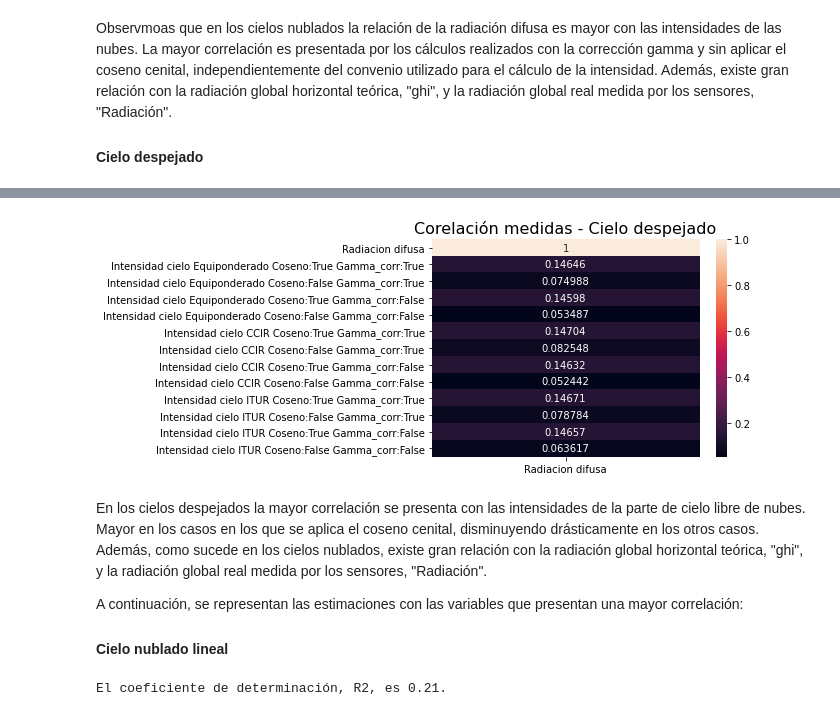
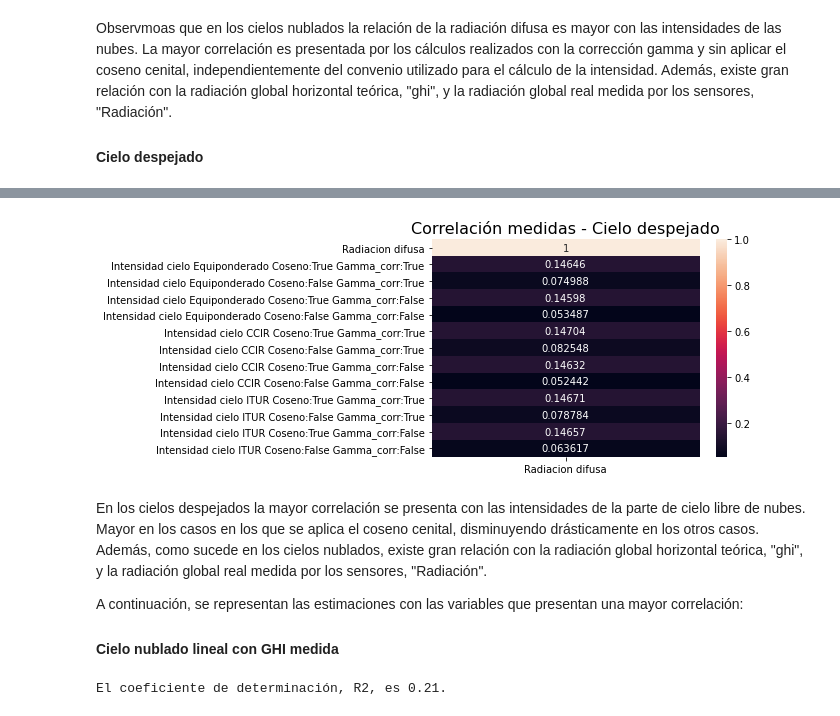
Before and after one commit to isi-ies-group/TFG-Camara-cielo, a Jupyter notebook: informe_5.ipynb, the cells around one changed output, grey strips where cells are left out. Saved outputs shown, nothing was run; the diff lists cells and outputs as text; code cells hidden in the pictures.

```diff
--- a/informe_5.ipynb
+++ b/informe_5.ipynb
@@ -204,34 +204,34 @@ plt.show()
 # %%
 # Correlación entre las medidas y la radiación difusa para cielos despejados
 Corr_matrix[['Radiacion difusa']]
-correlacion_difusa = Corr_matrix[['Radiacion difusa']].drop(['Radiacion', 'Unnamed: 0', 'Ratio nubes' , 'Factor solar',
+correlacion_difusa = Corr_matrix[['Radiacion difusa']].drop(['Radiacion', 'Unnamed: 0', 'Unnamed: 0.1', 'Ratio nubes' , 'Factor solar',
                                                             'Área solar', 'Intensidad cielo', 'ghi', 'Zenith', 'Azimuth',
                                                             'Intensidad nubes',
                                                             'Intensidad nubes Equiponderado Coseno:True Gamma_corr:False',
                                                             'Intensidad nubes Equiponderado Coseno:True Gamma_corr:True',
                                                             'Intensidad nubes Equiponderado Coseno:False Gamma_corr:False',
                                                             'Intensidad nubes Equiponderado Coseno:False Gamma_corr:True',
                                                             'Intensidad nubes CCIR Coseno:True Gamma_corr:False',
                                                             'Intensidad nubes CCIR Coseno:True Gamma_corr:True',
                                                             'Intensidad nubes CCIR Coseno:False Gamma_corr:False',
                                                             'Intensidad nubes CCIR Coseno:False Gamma_corr:True',
                                                             'Intensidad nubes ITUR Coseno:True Gamma_corr:False',
                                                             'Intensidad nubes ITUR Coseno:True Gamma_corr:True',
                                                             'Intensidad nubes ITUR Coseno:False Gamma_corr:False',
                                                             'Intensidad nubes ITUR Coseno:False Gamma_corr:True'])
 
 import seaborn as sn
 sn.heatmap(correlacion_difusa, annot=True,  fmt='.5g')
-plt.title('Corelación medidas - Cielo despejado', fontsize = 16)
+plt.title('Correlación medidas - Cielo despejado', fontsize = 16)
 plt.show()
 # %% [output]
-[figure, old version]
+[figure, new version]
 # %% [markdown]
 En los cielos despejados la mayor correlación se presenta con las intensidades de la parte de cielo libre de nubes. Mayor en los casos en los que se aplica el coseno cenital, disminuyendo drásticamente en los otros casos. Además, como sucede en los cielos nublados, existe gran relación con la radiación global  horizontal teórica, "ghi", y la radiación global real medida por los sensores, "Radiación".
 
 A continuación, se representan las estimaciones con las variables que presentan una mayor correlación:
 
-   #### Cielo nublado lineal
+   #### Cielo nublado lineal con GHI medida
 # %%
 lista_medidas_nublado = ['Radiacion', 'Ratio nubes', 'Intensidad nubes ITUR Coseno:False Gamma_corr:True']
 
```
Also changed, not shown: parts of 24 cells of this notebook, 8 other files.
